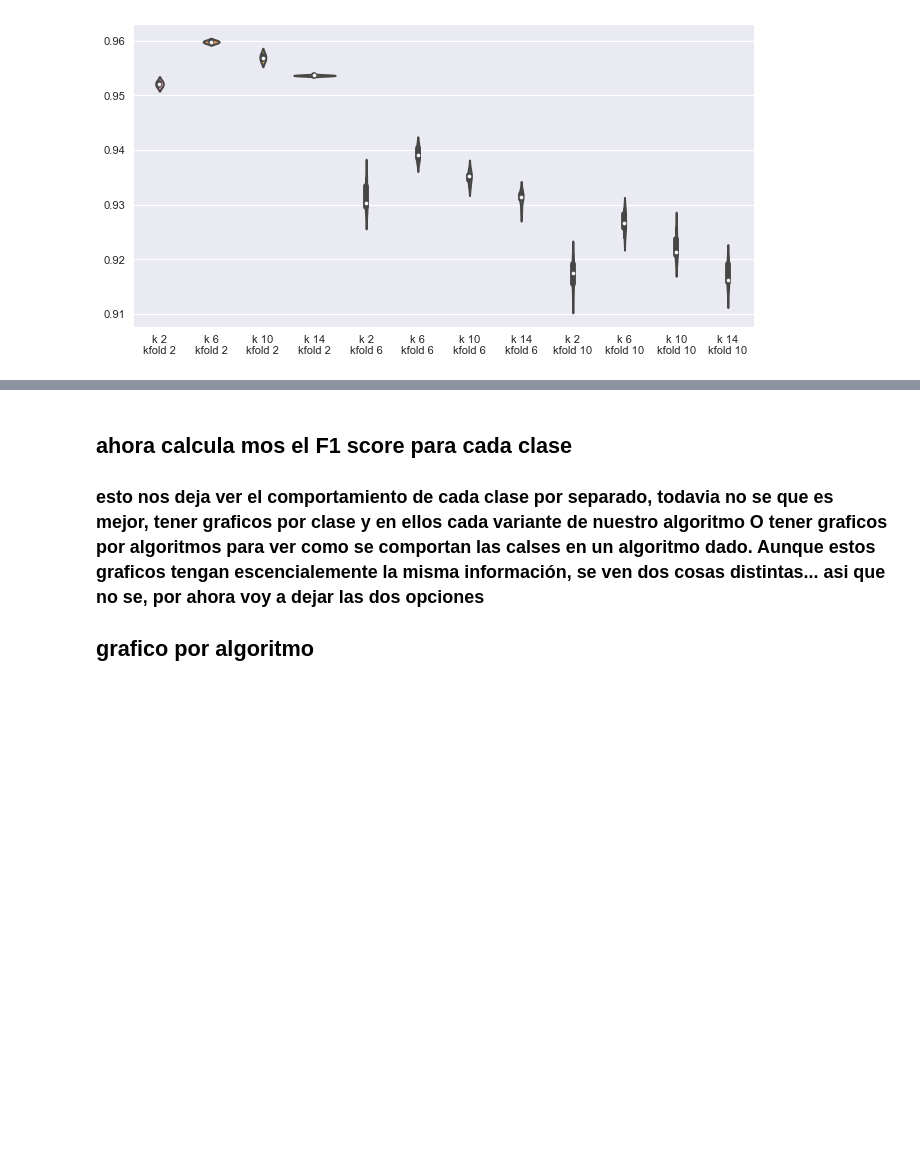
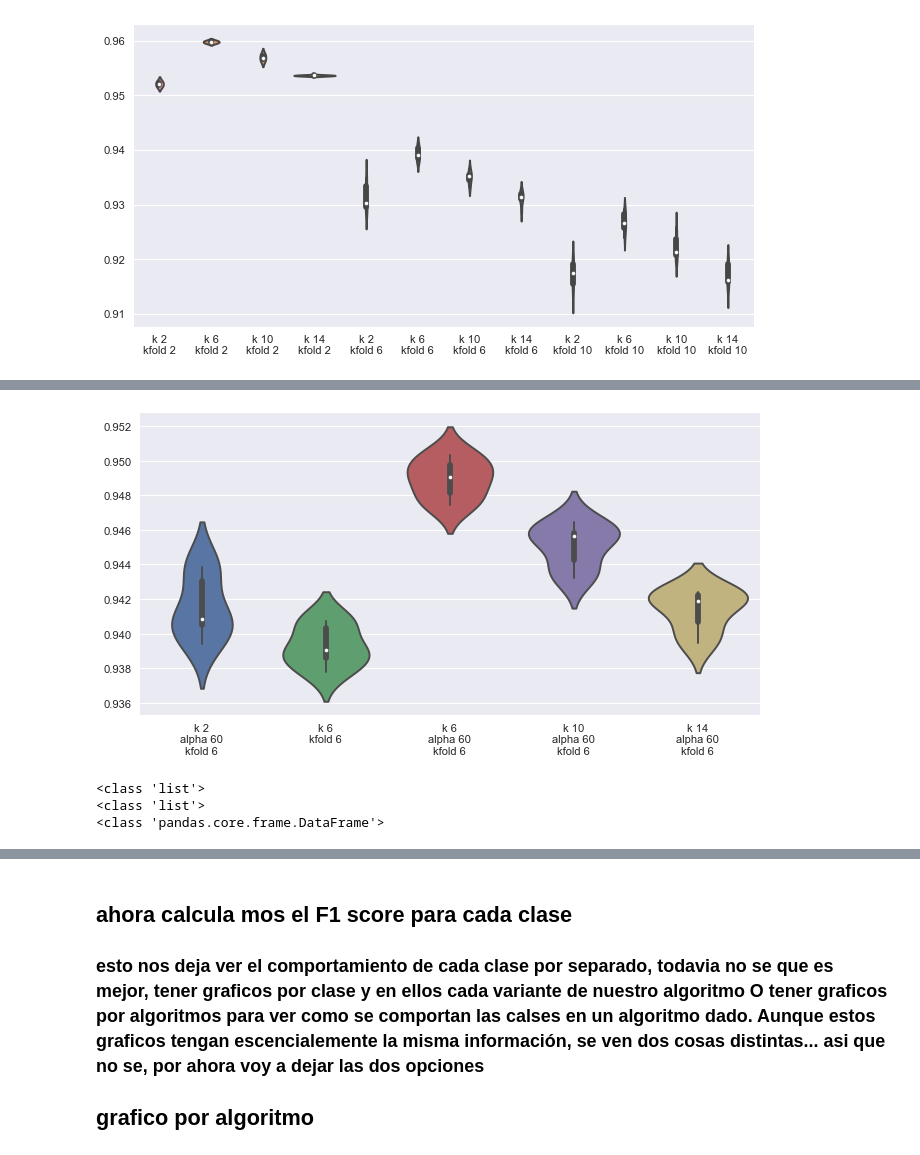
Before and after one commit to hggomez/metNum_tp2, a Jupyter notebook: Graficos/Analizador.ipynb, the cells around one changed output, grey strips where cells are left out. Cells and saved outputs as stored; diff of their text form; code cells hidden in the pictures; blank space fills up the shorter version.

```diff
--- a/Graficos/Analizador.ipynb
+++ b/Graficos/Analizador.ipynb
@@ -420,0 +505,14 @@ kfold
+# %%
+ac = F1_metodos(nombres_preselec, lista_metodos_preselec)
+ac = ac[ac.kfold == 6]
+graficar_orden_knn(ac)
+# %% [output]
+[figure, added]
+# %%
+print(type(lista_metodos_preselec))
+print(type(lista_metodos_preselec[0]))
+print(type(lista_metodos_preselec[0][0]))
+# %% [output]
+<class 'list'>
+<class 'list'>
+<class 'pandas.core.frame.DataFrame'>
```
Also changed, not shown: parts of 13 cells of this notebook, 1 other file.
